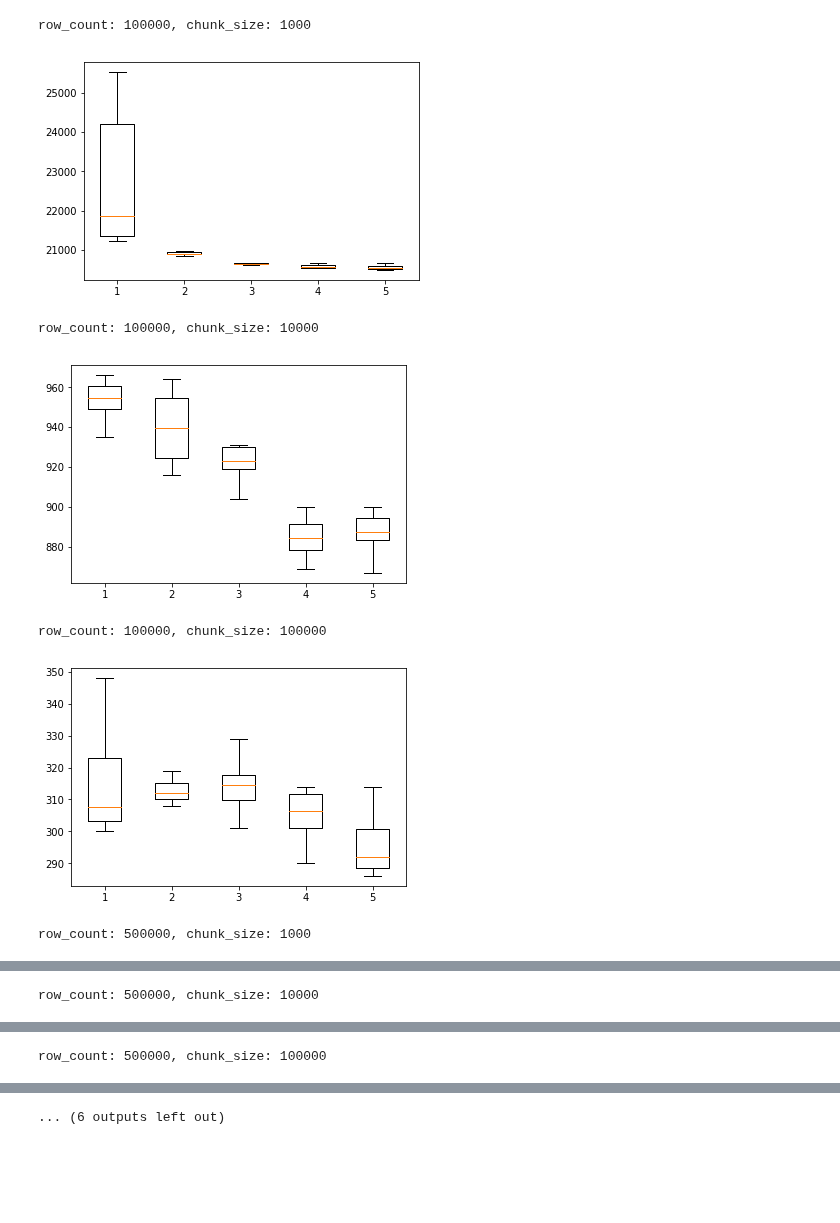
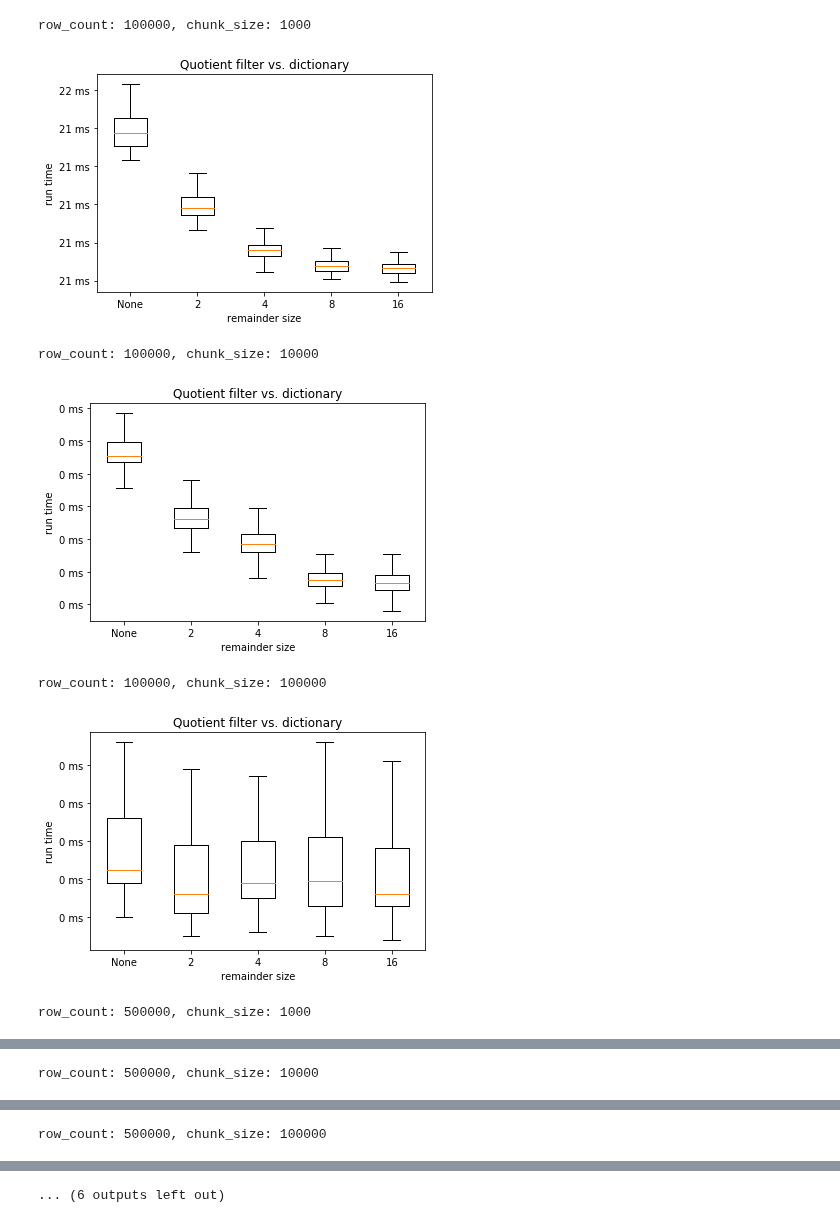
Before and after one commit to ArneMayer/MasterarbeitJupyter, a Jupyter notebook: cqf_vs_std.ipynb, the cells around one changed output, grey strips where cells are left out. Cells and saved outputs as stored; diff of their text form; code cells hidden in the pictures; blank space fills up the shorter version.

```diff
--- a/cqf_vs_std.ipynb
+++ b/cqf_vs_std.ipynb
@@ -17,38 +17,37 @@ def show_boxplot(data):
 import json
 import pandas as pd
 import matplotlib.pyplot as plt
 
 table_info = json.load(open('benchmark_results.csv.json','r'))
 #print(json.dumps(table_info, indent=2, sort_keys=False))
 column_ids = dict()
 for column_id in range(0, len(table_info["columns"])):
     column_info = table_info["columns"][column_id]
     column_ids[column_info["name"]] = column_id
 
 row_count_column = column_ids["row_count"]
 chunk_size_column = column_ids["chunk_size"]
 remainder_size_column = column_ids["remainder_size"]
 run_time_column = column_ids["run_time"]
 
 data = pd.read_csv('benchmark_results.csv', header=None)
 grouped_data = data.groupby([row_count_column, chunk_size_column])
 for group_info in list(grouped_data.groups):
     row_count = group_info[0]
     chunk_size = group_info[1]
     print("row_count: " + str(row_count) + ", chunk_size: " + str(chunk_size))
     group = grouped_data.get_group(group_info)
     sub_groups = group.groupby([remainder_size_column])
     run_time_data = []
     for remainder_size in list(sub_groups.groups):
         sub_group = sub_groups.get_group(remainder_size)
         run_time_data.append(sub_group[run_time_column])
-    plt.boxplot(run_time_data, showfliers=False)
-    plt.show()
+    show_boxplot(run_time_data)
 # %% [output]
 row_count: 100000, chunk_size: 1000
-[figure, old version]
+[figure, new version]
 row_count: 100000, chunk_size: 10000
-[figure, old version]
+[figure, new version]
 row_count: 100000, chunk_size: 100000
-[figure, old version]
+[figure, new version]
 row_count: 500000, chunk_size: 1000
```
Also changed, not shown: parts of 1 cell of this notebook.
